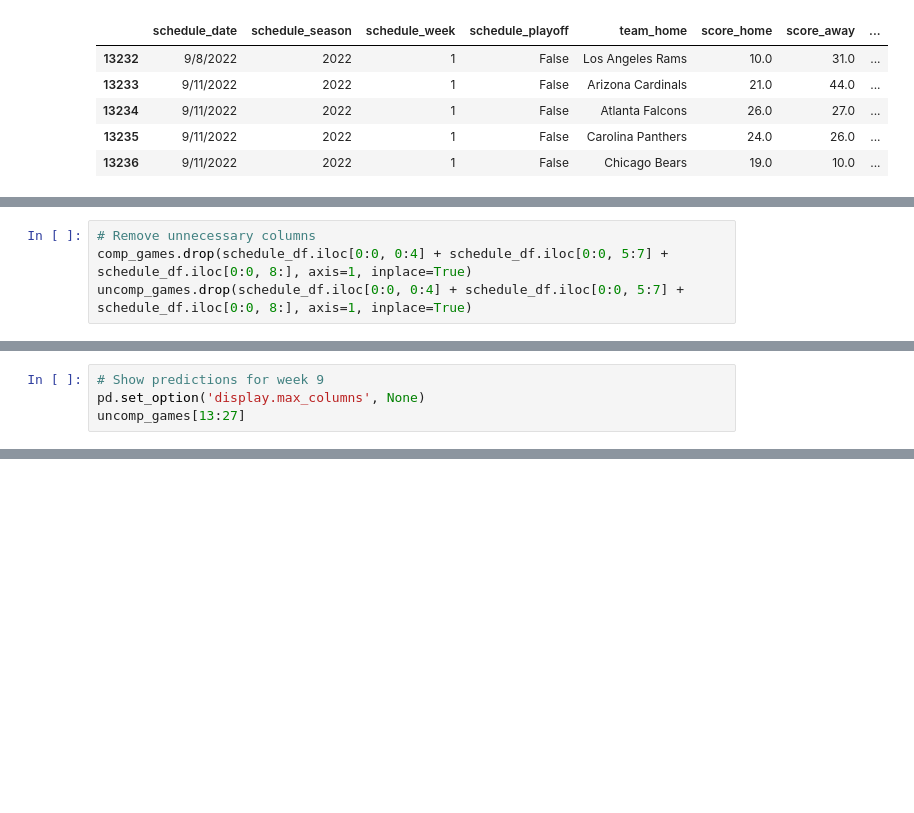
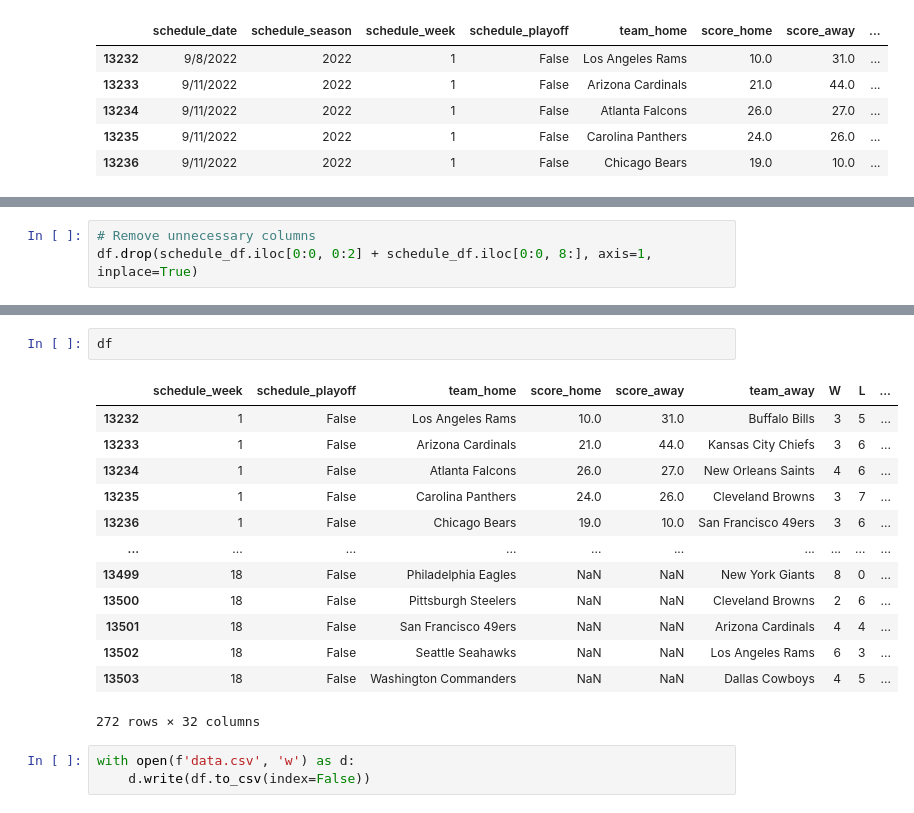
Before and after one commit to AggieSportsAnalytics/OddsMaker, a Jupyter notebook: main.ipynb, the cells around one changed output, grey strips where cells are left out. Saved outputs shown, nothing was run; the diff lists cells and outputs as text; blank space fills up the shorter version.

Commit message:
✨ Added score predictions and refactored project

```diff
--- a/main.ipynb
+++ b/main.ipynb
@@ -166,4 +123,3 @@ schedule_df
 # %%
 # Remove unnecessary columns
-comp_games.drop(schedule_df.iloc[0:0, 0:4] + schedule_df.iloc[0:0, 5:7] + schedule_df.iloc[0:0, 8:], axis=1, inplace=True)
-uncomp_games.drop(schedule_df.iloc[0:0, 0:4] + schedule_df.iloc[0:0, 5:7] + schedule_df.iloc[0:0, 8:], axis=1, inplace=True)
+df.drop(schedule_df.iloc[0:0, 0:2] + schedule_df.iloc[0:0, 8:], axis=1, inplace=True)
@@ -287,4 +125,0 @@ See the caveats in the documentation: https://pandas.pydata.org/pandas-docs/stab
-# %%
-# Show predictions for week 9
-pd.set_option('display.max_columns', None)
-uncomp_games[13:27]
@@ -306,0 +126,19 @@ uncomp_games[13:27]
+# %%
+df
+# %% [output]
+|  | schedule_week | schedule_playoff | team_home | score_home | score_away | team_away | W | L | ... |
+| 13232 | 1 | False | Los Angeles Rams | 10.0 | 31.0 | Buffalo Bills | 3 | 5 | ... |
+| 13233 | 1 | False | Arizona Cardinals | 21.0 | 44.0 | Kansas City Chiefs | 3 | 6 | ... |
+| 13234 | 1 | False | Atlanta Falcons | 26.0 | 27.0 | New Orleans Saints | 4 | 6 | ... |
+| 13235 | 1 | False | Carolina Panthers | 24.0 | 26.0 | Cleveland Browns | 3 | 7 | ... |
+| 13236 | 1 | False | Chicago Bears | 19.0 | 10.0 | San Francisco 49ers | 3 | 6 | ... |
+| ... | ... | ... | ... | ... | ... | ... | ... | ... | ... |
+| 13499 | 18 | False | Philadelphia Eagles | NaN | NaN | New York Giants | 8 | 0 | ... |
+| 13500 | 18 | False | Pittsburgh Steelers | NaN | NaN | Cleveland Browns | 2 | 6 | ... |
+| 13501 | 18 | False | San Francisco 49ers | NaN | NaN | Arizona Cardinals | 4 | 4 | ... |
+| 13502 | 18 | False | Seattle Seahawks | NaN | NaN | Los Angeles Rams | 6 | 3 | ... |
+| 13503 | 18 | False | Washington Commanders | NaN | NaN | Dallas Cowboys | 4 | 5 | ... |
+272 rows × 32 columns
+# %%
+with open(f'data.csv', 'w') as d:
+    d.write(df.to_csv(index=False))
```
Also changed, not shown: parts of 14 cells of this notebook, 3 other files.
